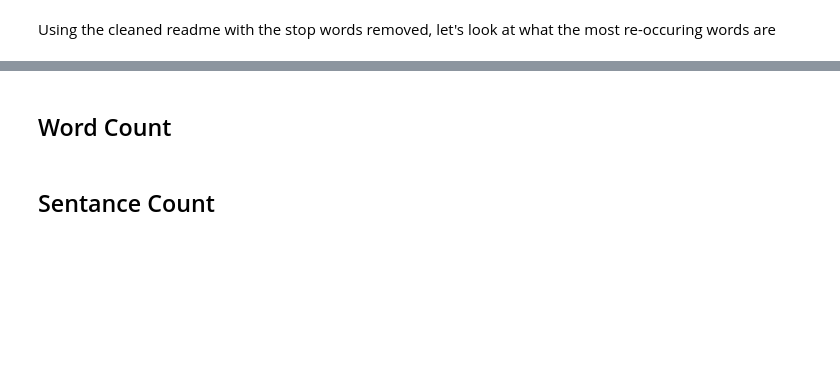
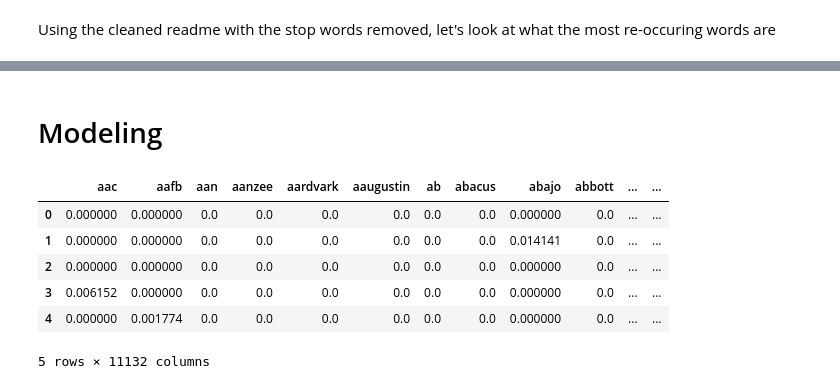
Before and after one commit to The-Tree-Muskeeters/git-language, a Jupyter notebook: shays_notebook.ipynb, the cells around one changed output, grey strips where cells are left out. Cells and saved outputs as stored; diff of their text form; code cells hidden in the pictures; blank space fills up the shorter version.

Commit message:
started modeling

```diff
--- a/shays_notebook.ipynb
+++ b/shays_notebook.ipynb
@@ -41,0 +85,4 @@ df
+# %%
+df.dropna(inplace=True)
+# %%
+df.reset_index(inplace=True)
@@ -41,0 +102,2 @@ df
+# %%
+df['readme_words'] = df['cleaned'].apply(lambda x: len(x.split()))
@@ -48,4 +114,2 @@ Using the cleaned readme with the stop words removed, let's look at what the mos
-# %% [markdown]
-## Word Count
-# %% [markdown]
-## Sentance Count
+# %% [markdown]
+# Modeling
@@ -51,0 +120,14 @@ Using the cleaned readme with the stop words removed, let's look at what the mos
+# %%
+tfidf = TfidfVectorizer()
+sparse = tfidf.fit_transform(df.cleaned)
+data = pd.DataFrame(sparse.todense(), columns=tfidf.get_feature_names())
+# %%
+data.head()
+# %% [output]
+|  | aac | aafb | aan | aanzee | aardvark | aaugustin | ab | abacus | abajo | abbott | ... | ... |
+| 0 | 0.000000 | 0.000000 | 0.0 | 0.0 | 0.0 | 0.0 | 0.0 | 0.0 | 0.000000 | 0.0 | ... | ... |
+| 1 | 0.000000 | 0.000000 | 0.0 | 0.0 | 0.0 | 0.0 | 0.0 | 0.0 | 0.014141 | 0.0 | ... | ... |
+| 2 | 0.000000 | 0.000000 | 0.0 | 0.0 | 0.0 | 0.0 | 0.0 | 0.0 | 0.000000 | 0.0 | ... | ... |
+| 3 | 0.006152 | 0.000000 | 0.0 | 0.0 | 0.0 | 0.0 | 0.0 | 0.0 | 0.000000 | 0.0 | ... | ... |
+| 4 | 0.000000 | 0.001774 | 0.0 | 0.0 | 0.0 | 0.0 | 0.0 | 0.0 | 0.000000 | 0.0 | ... | ... |
+5 rows × 11132 columns
```
Also changed, not shown: parts of 38 cells of this notebook.
